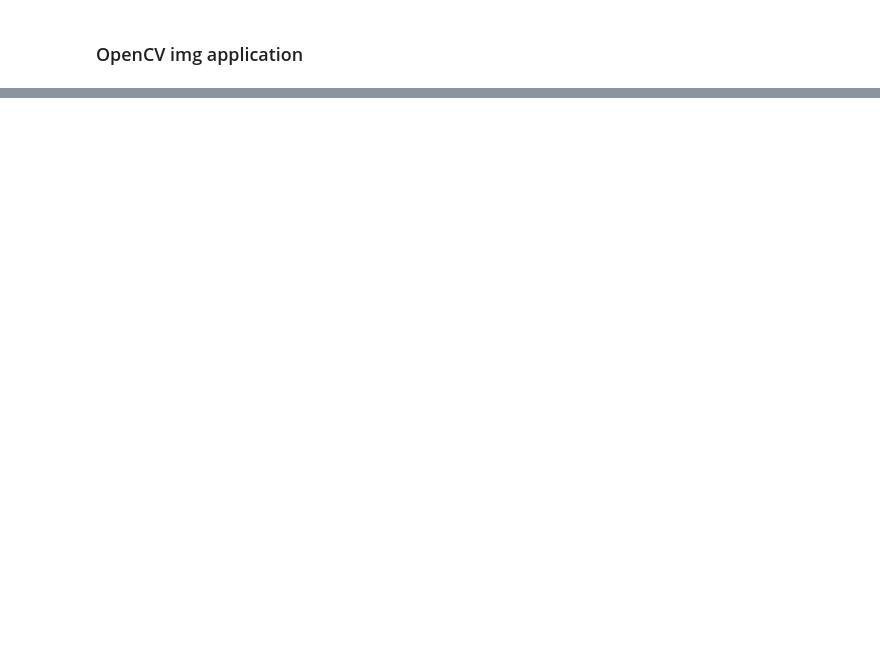
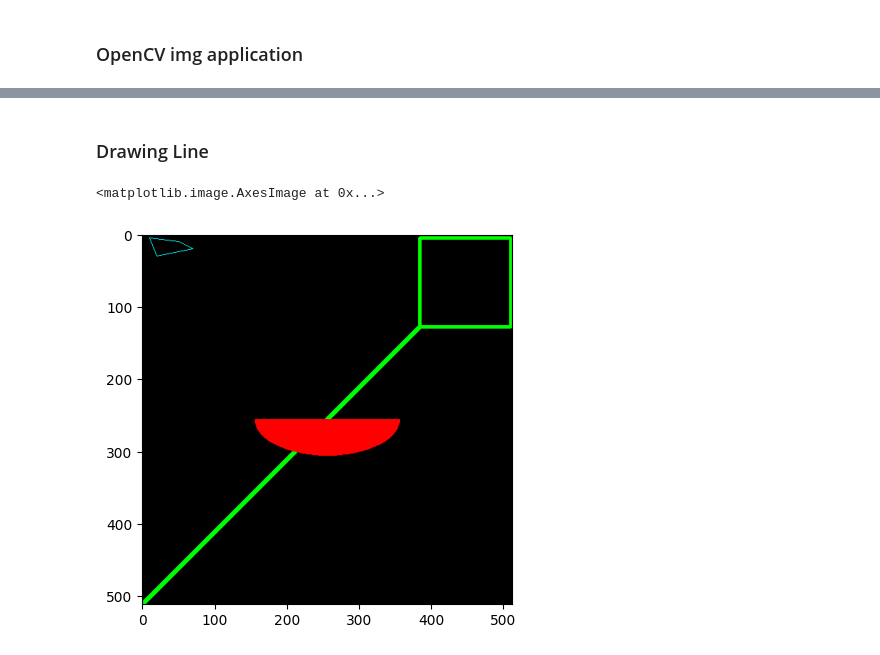
Before and after one commit to Ammar-Man/Computer_Vision, a Jupyter notebook: Start_OpenCV_Python.ipynb, the cells around one changed output, grey strips where cells are left out. Cells and saved outputs as stored; diff of their text form; code cells hidden in the pictures; blank space fills up the shorter version.

Commit message:
opencv add line with button

```diff
--- a/Start_OpenCV_Python.ipynb
+++ b/Start_OpenCV_Python.ipynb
@@ -42,3 +55,5 @@ cv.line(img2,(0,0),(511,511),(255,0,0),5)
 x = cv.waitKey(0)
 if x == ord("x"):
     cv.destroyAllWindows()
+# %% [markdown]
+### Drawing Line
@@ -44,0 +82,19 @@ if x == ord("x"):
+# %%
+imgTest2 = np.zeros((512,512,3), np.uint8)
+# cv.line(imgTest,(0,0),(511,511),(0,0,255),5)
+#start point (x,y), end point (x,Y)
+cv.line(imgTest2,(0,512),(384,128),(0,255,0),5)
+cv.rectangle(imgTest2,(384,5),(510,128),(0,255,0),3)
+cv.ellipse(imgTest2,(256,256),(100,50),0,0,180,255,-1)
+
+pts = np.array([[10,5],[20,30],[70,20],[50,10]], np.int32)
+pts = pts.reshape((-1,1,2))
+cv.polylines(imgTest2,[pts],True,(0,255,255))
+plt.imshow(imgTest2)
+
+# # lum_img = img[:, :, 0]
+# imgTest = np.zeros((512,512,3), np.uint8)
+# plt.imshow(imgTest2)
+# %% [output]
+<matplotlib.image.AxesImage at 0x...>
+[figure, added]
```
Also changed, not shown: parts of 3 cells of this notebook.
